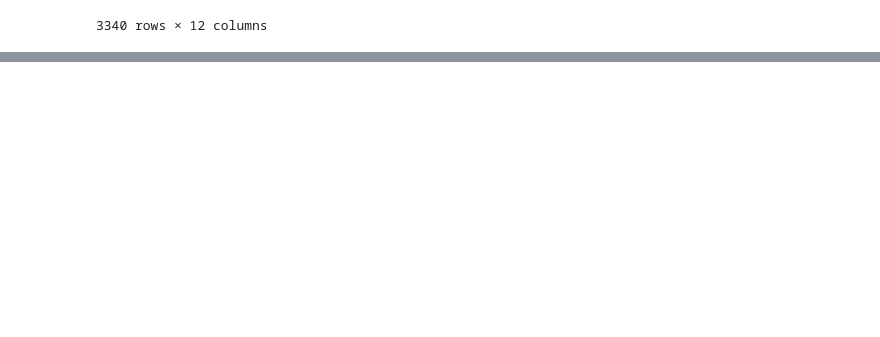
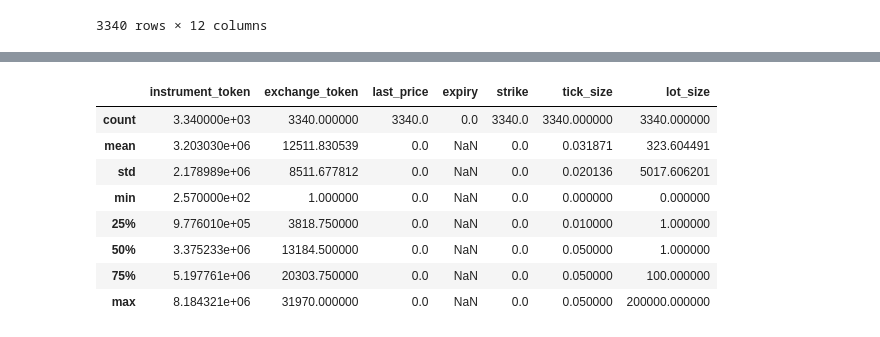
Before and after one commit to haricoolharan/python-basics, a Jupyter notebook: pandas.ipynb, the cells around one changed output, grey strips where cells are left out. Drawn from its saved outputs; the diff is of its cells as text; code cells hidden in the pictures; blank space fills up the shorter version.

```diff
--- a/pandas.ipynb
+++ b/pandas.ipynb
@@ -55,0 +96,12 @@ data
+# %%
+data.describe()
+# %% [output]
+|  | instrument_token | exchange_token | last_price | expiry | strike | tick_size | lot_size |
+| count | 3.340000e+03 | 3340.000000 | 3340.0 | 0.0 | 3340.0 | 3340.000000 | 3340.000000 |
+| mean | 3.203030e+06 | 12511.830539 | 0.0 | NaN | 0.0 | 0.031871 | 323.604491 |
+| std | 2.178989e+06 | 8511.677812 | 0.0 | NaN | 0.0 | 0.020136 | 5017.606201 |
+| min | 2.570000e+02 | 1.000000 | 0.0 | NaN | 0.0 | 0.000000 | 0.000000 |
+| 25% | 9.776010e+05 | 3818.750000 | 0.0 | NaN | 0.0 | 0.010000 | 1.000000 |
+| 50% | 3.375233e+06 | 13184.500000 | 0.0 | NaN | 0.0 | 0.050000 | 1.000000 |
+| 75% | 5.197761e+06 | 20303.750000 | 0.0 | NaN | 0.0 | 0.050000 | 100.000000 |
+| max | 8.184321e+06 | 31970.000000 | 0.0 | NaN | 0.0 | 0.050000 | 200000.000000 |
```
Also changed, not shown: parts of 27 cells of this notebook, 1 other file.
